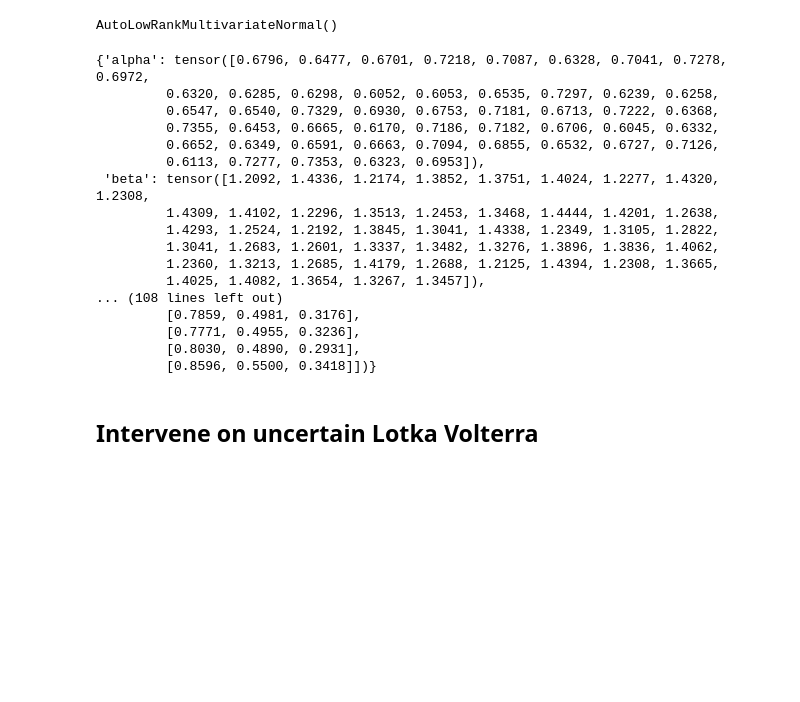
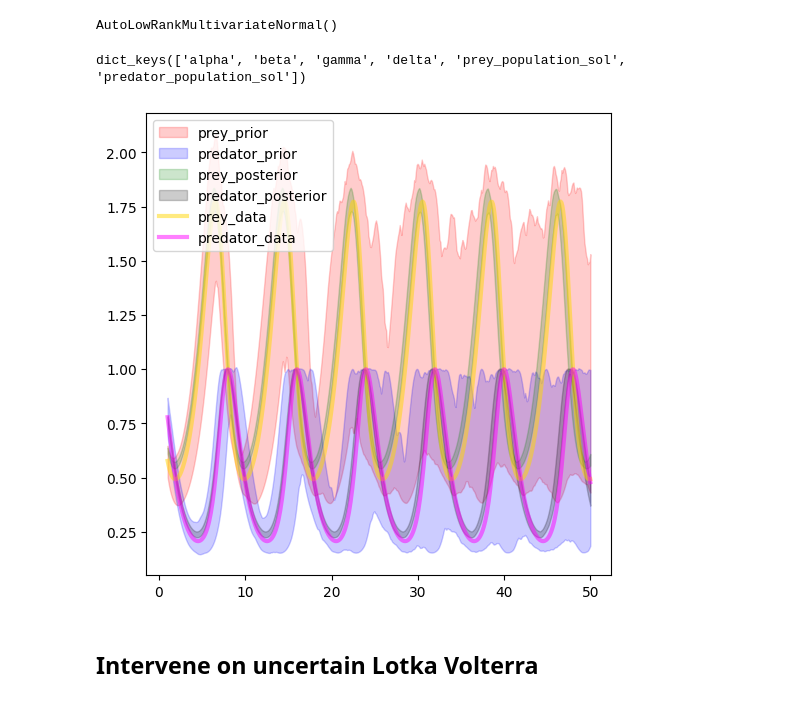
Before and after one commit to ciemss/pyciemss, a Jupyter notebook: notebook/regnet/LotkaVolterra.ipynb, the cells around one changed output. Saved outputs shown, nothing was run; the diff lists cells and outputs as text; code cells hidden in the pictures; blank space fills up the shorter version.

```diff
--- a/notebook/regnet/LotkaVolterra.ipynb
+++ b/notebook/regnet/LotkaVolterra.ipynb
@@ -93,34 +144,29 @@ samples
 ## Calibrate uncertain Lotka Volterra
 # %%
 fitted_parameters = calibrate_petri(uncertain_lotka_volterra,
-                                data =[(1, dict(prey_population=0.5,
-                                        predator_population=0.7))])
+                                data =[(i, dict(prey_population=deterministic_lotka_volterra_trajectory['prey_population_sol'][0][i*10]))
+                                       for i in range(1,50)])
 fitted_parameters
 # %% [output]
 AutoLowRankMultivariateNormal()
 # %%
 posterior_samples = sample_petri(uncertain_lotka_volterra,
-                                 timepoints=[1,2,3], num_samples=50,
+                                 timepoints=tspan, num_samples=50,
                            inferred_parameters=fitted_parameters)
-posterior_samples
+posterior_samples.keys()
 # %% [output]
-{'alpha': tensor([0.6796, 0.6477, 0.6701, 0.7218, 0.7087, 0.6328, 0.7041, 0.7278, 0.6972,
-         0.6320, 0.6285, 0.6298, 0.6052, 0.6053, 0.6535, 0.7297, 0.6239, 0.6258,
-         0.6547, 0.6540, 0.7329, 0.6930, 0.6753, 0.7181, 0.6713, 0.7222, 0.6368,
-         0.7355, 0.6453, 0.6665, 0.6170, 0.7186, 0.7182, 0.6706, 0.6045, 0.6332,
-         0.6652, 0.6349, 0.6591, 0.6663, 0.7094, 0.6855, 0.6532, 0.6727, 0.7126,
-         0.6113, 0.7277, 0.7353, 0.6323, 0.6953]),
- 'beta': tensor([1.2092, 1.4336, 1.2174, 1.3852, 1.3751, 1.4024, 1.2277, 1.4320, 1.2308,
-         1.4309, 1.4102, 1.2296, 1.3513, 1.2453, 1.3468, 1.4444, 1.4201, 1.2638,
-         1.4293, 1.2524, 1.2192, 1.3845, 1.3041, 1.4338, 1.2349, 1.3105, 1.2822,
-         1.3041, 1.2683, 1.2601, 1.3337, 1.3482, 1.3276, 1.3896, 1.3836, 1.4062,
-         1.2360, 1.3213, 1.2685, 1.4179, 1.2688, 1.2125, 1.4394, 1.2308, 1.3665,
-         1.4025, 1.4082, 1.3654, 1.3267, 1.3457]),
-... (108 lines left out)
-         [0.7859, 0.4981, 0.3176],
-         [0.7771, 0.4955, 0.3236],
-         [0.8030, 0.4890, 0.2931],
-         [0.8596, 0.5500, 0.3418]])}
+dict_keys(['alpha', 'beta', 'gamma', 'delta', 'prey_population_sol', 'predator_population_sol'])
+# %%
+plot_trajectories({
+    'prey_prior': prior_samples['prey_population_sol'],
+                  'predator_prior': prior_samples['predator_population_sol'],
+                  'prey_posterior': posterior_samples['prey_population_sol'],
+                 'predator_posterior': posterior_samples['predator_population_sol'],
+                  'prey_data': deterministic_lotka_volterra_trajectory['prey_population_sol'],
+                  'predator_data': deterministic_lotka_volterra_trajectory['predator_population_sol']
+    },    tspan)
+# %% [output]
+[figure, added]
 # %% [markdown]
 ## Intervene on uncertain Lotka Volterra
 # %%
```
Also changed, not shown: parts of 19 cells of this notebook, 1 other file.
